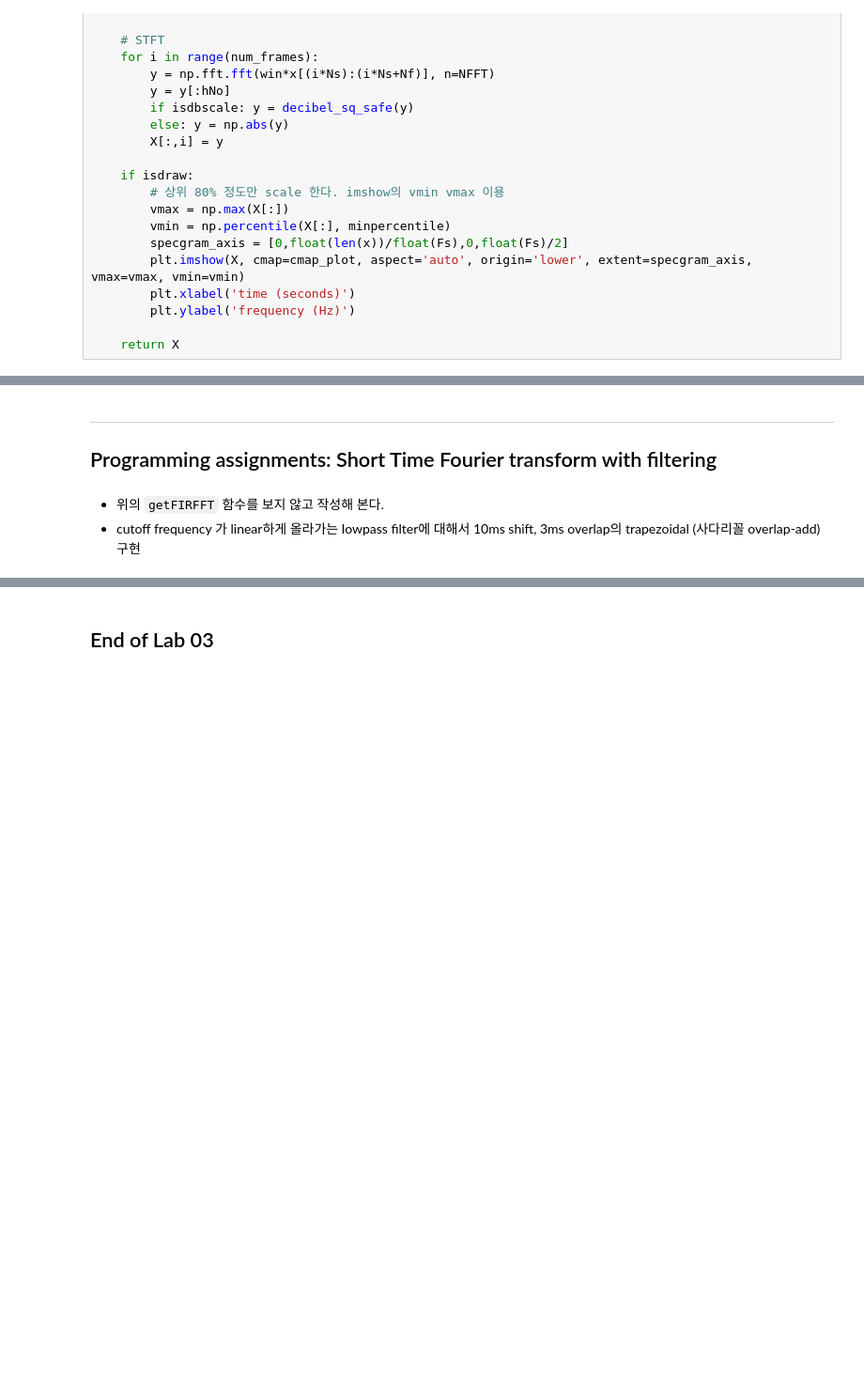
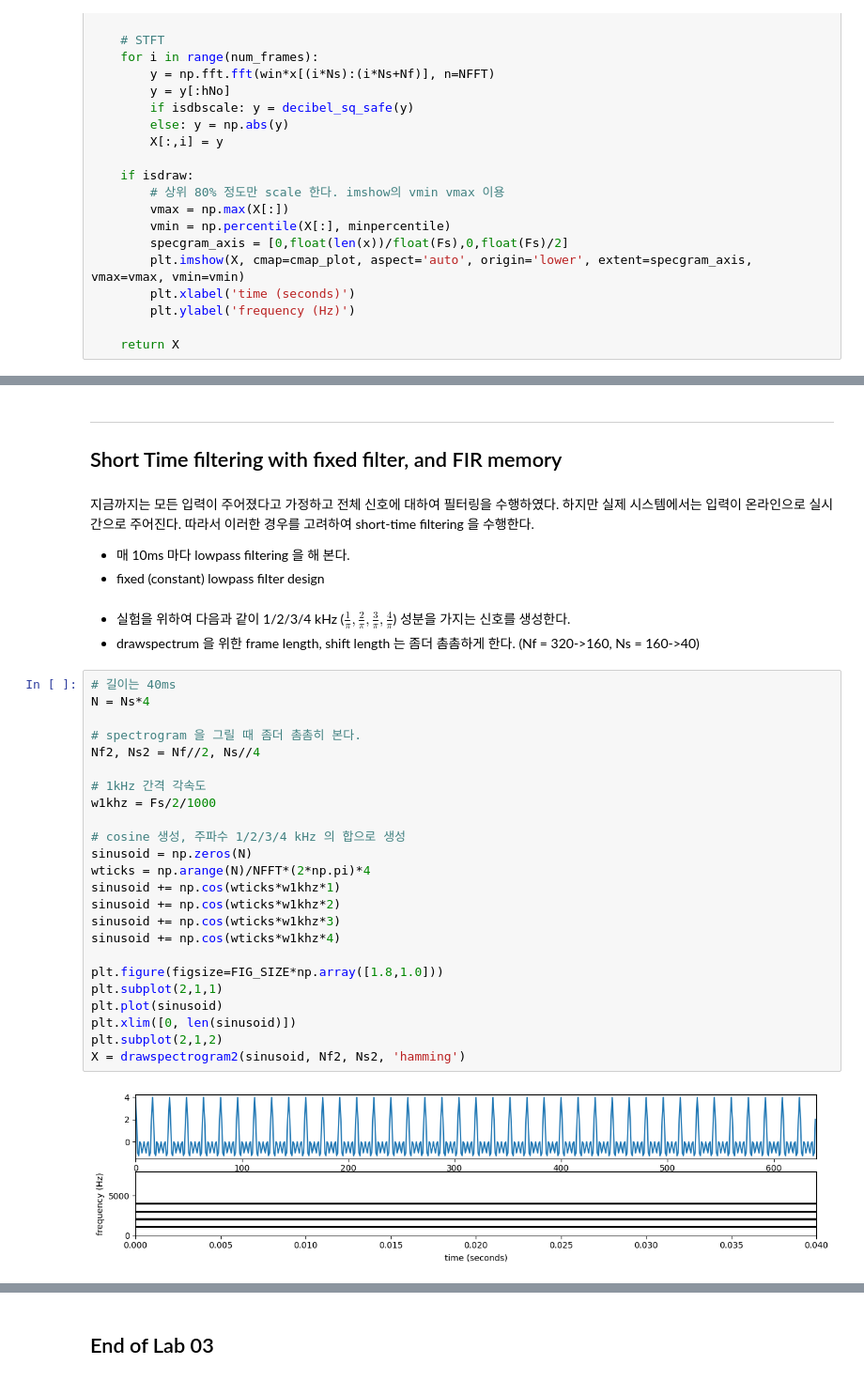
Before and after one commit to gjang7/ssp2023, a Jupyter notebook: lab03/lab03_filtering.ipynb, the cells around one changed output, grey strips where cells are left out. Shown at 94% size. Saved outputs shown, nothing was run; the diff lists cells and outputs as text; blank space fills up the shorter version.

```diff
--- a/lab03/lab03_filtering.ipynb
+++ b/lab03/lab03_filtering.ipynb
@@ -457,6 +498,37 @@ X = drawspectrogram2(x2, Nf, Ns, 'hamming')
 # %% [markdown]
 ---
-## Programming assignments: Short Time Fourier transform with filtering
+## Short Time filtering with fixed filter, and FIR memory
-# %% [markdown]
-- 위의 `getFIRFFT` 함수를 보지 않고 작성해 본다.
-- cutoff frequency 가 linear하게 올라가는 lowpass filter에 대해서 10ms shift, 3ms overlap의 trapezoidal (사다리꼴 overlap-add) 구현
+# %% [markdown]
+지금까지는 모든 입력이 주어졌다고 가정하고 전체 신호에 대하여 필터링을 수행하였다. 하지만 실제 시스템에서는 입력이 온라인으로 실시간으로 주어진다.
+따라서 이러한 경우를 고려하여 short-time filtering 을 수행한다.
+- 매 10ms 마다 lowpass filtering 을 해 본다.
+- fixed (constant) lowpass filter design
+# %% [markdown]
+- 실험을 위하여 다음과 같이 1/2/3/4 kHz ($\frac{1}{\pi}, \frac{2}{\pi}, \frac{3}{\pi}, \frac{4}{\pi}$) 성분을 가지는 신호를 생성한다.
+- drawspectrum 을 위한 frame length, shift length 는 좀더 촘촘하게 한다. (Nf = 320->160, Ns = 160->40)
+# %%
+# 길이는 40ms
+N = Ns*4
+
+# spectrogram 을 그릴 때 좀더 촘촘히 본다.
+Nf2, Ns2 = Nf//2, Ns//4
+
+# 1kHz 간격 각속도
+w1khz = Fs/2/1000
+
+# cosine 생성, 주파수 1/2/3/4 kHz 의 합으로 생성
+sinusoid = np.zeros(N)
+wticks = np.arange(N)/NFFT*(2*np.pi)*4
+sinusoid += np.cos(wticks*w1khz*1)
+sinusoid += np.cos(wticks*w1khz*2)
+sinusoid += np.cos(wticks*w1khz*3)
+sinusoid += np.cos(wticks*w1khz*4)
+
+plt.figure(figsize=FIG_SIZE*np.array([1.8,1.0]))
+plt.subplot(2,1,1)
+plt.plot(sinusoid)
+plt.xlim([0, len(sinusoid)])
+plt.subplot(2,1,2)
+X = drawspectrogram2(sinusoid, Nf2, Ns2, 'hamming')
+# %% [output]
+[figure, added]
```
Also changed, not shown: parts of 56 cells of this notebook, 3 other files.
